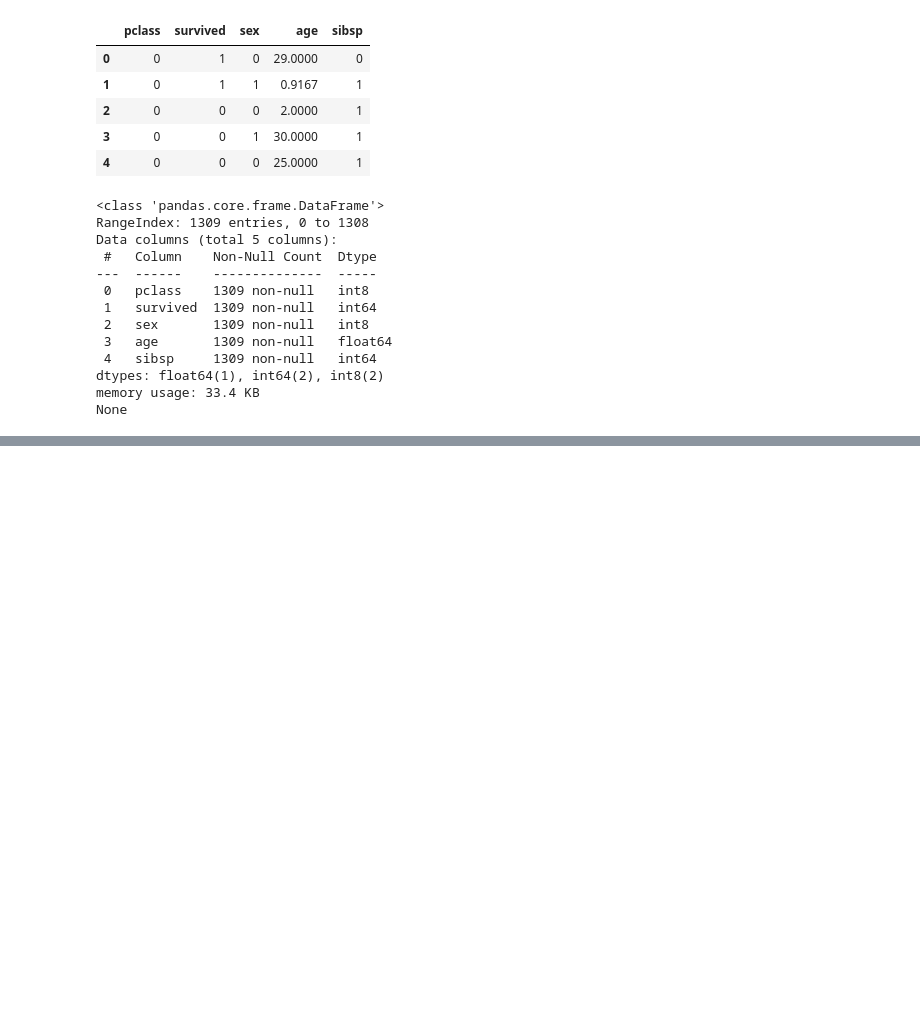
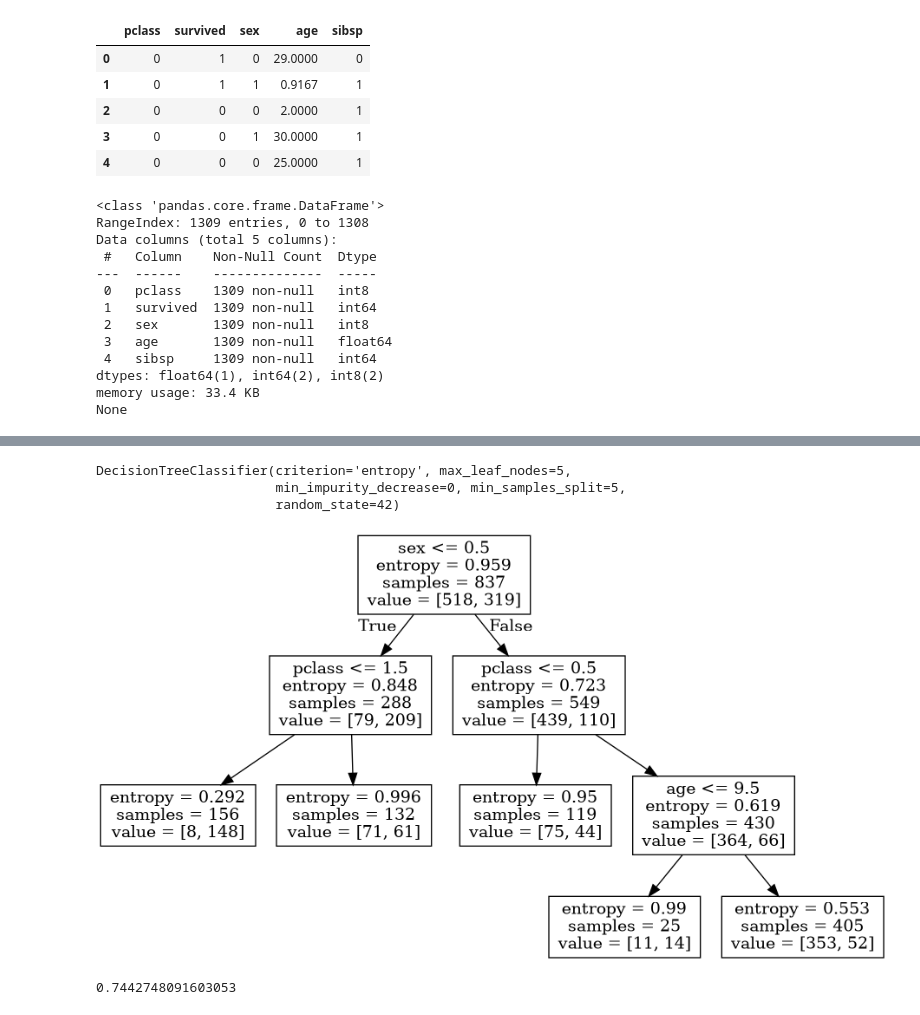
Before and after one commit to mycicle/cpe695, a Jupyter notebook: assignments/HW3/HW3.ipynb, the cells around one changed output, grey strips where cells are left out. Cells and saved outputs as stored; diff of their text form; code cells hidden in the pictures; blank space fills up the shorter version.

```diff
--- a/assignments/HW3/HW3.ipynb
+++ b/assignments/HW3/HW3.ipynb
@@ -164,0 +176,6 @@ train, test = prepare(df, 'survived', 0.2, shuffle=True)
+# %%
+dtc.fit(x_train, y_train)
+# %% [output]
+DecisionTreeClassifier(criterion='entropy', max_leaf_nodes=5,
+                       min_impurity_decrease=0, min_samples_split=5,
+                       random_state=42)
@@ -164,0 +188,8 @@ train, test = prepare(df, 'survived', 0.2, shuffle=True)
+# %%
+Image('tree.png')
+# %% [output]
+[figure, added]
+# %%
+dtc.score(x_test, y_test)
+# %% [output]
+0.7442748091603053
```
Also changed, not shown: parts of 12 cells of this notebook, 1 other file.
